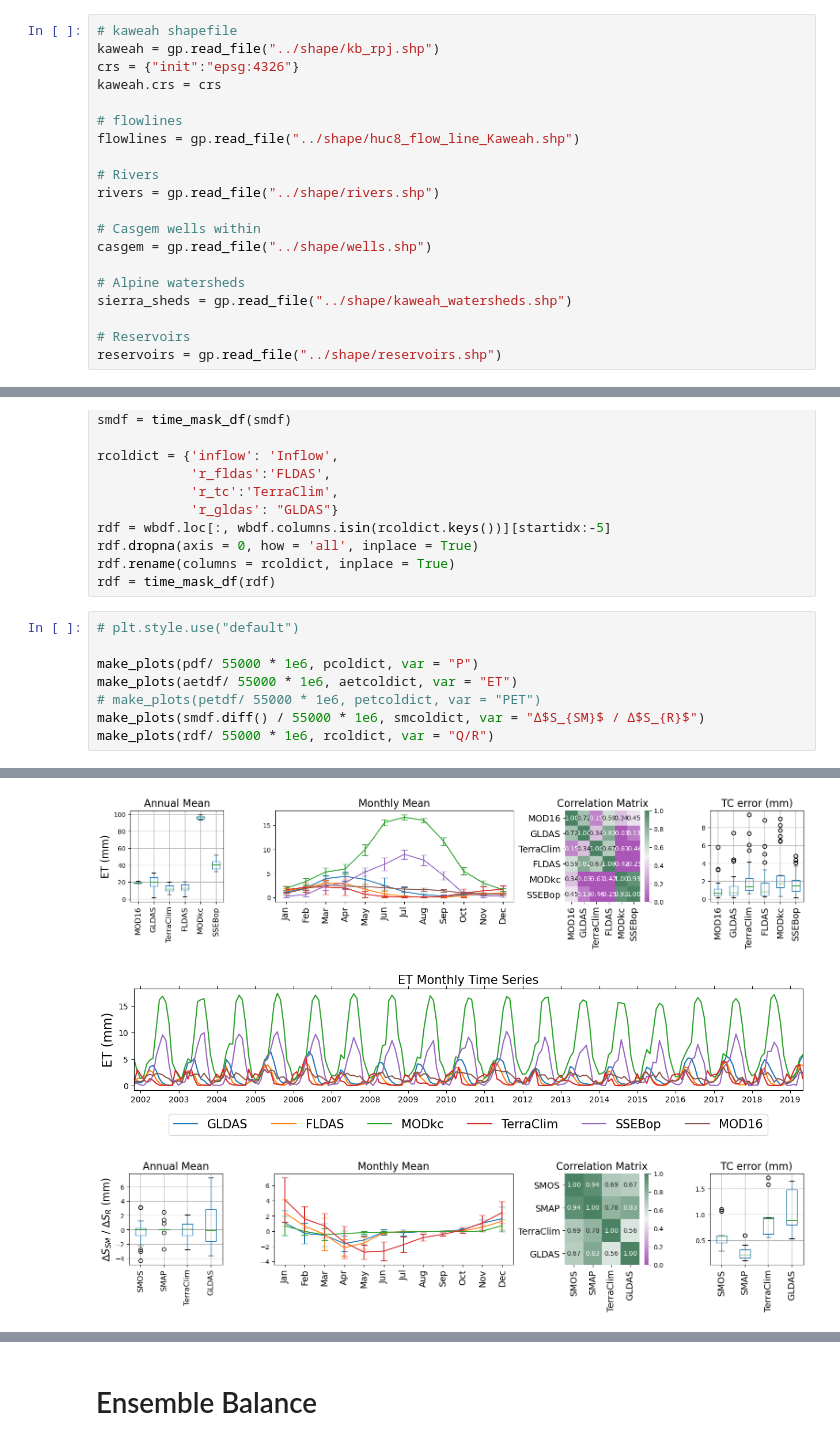
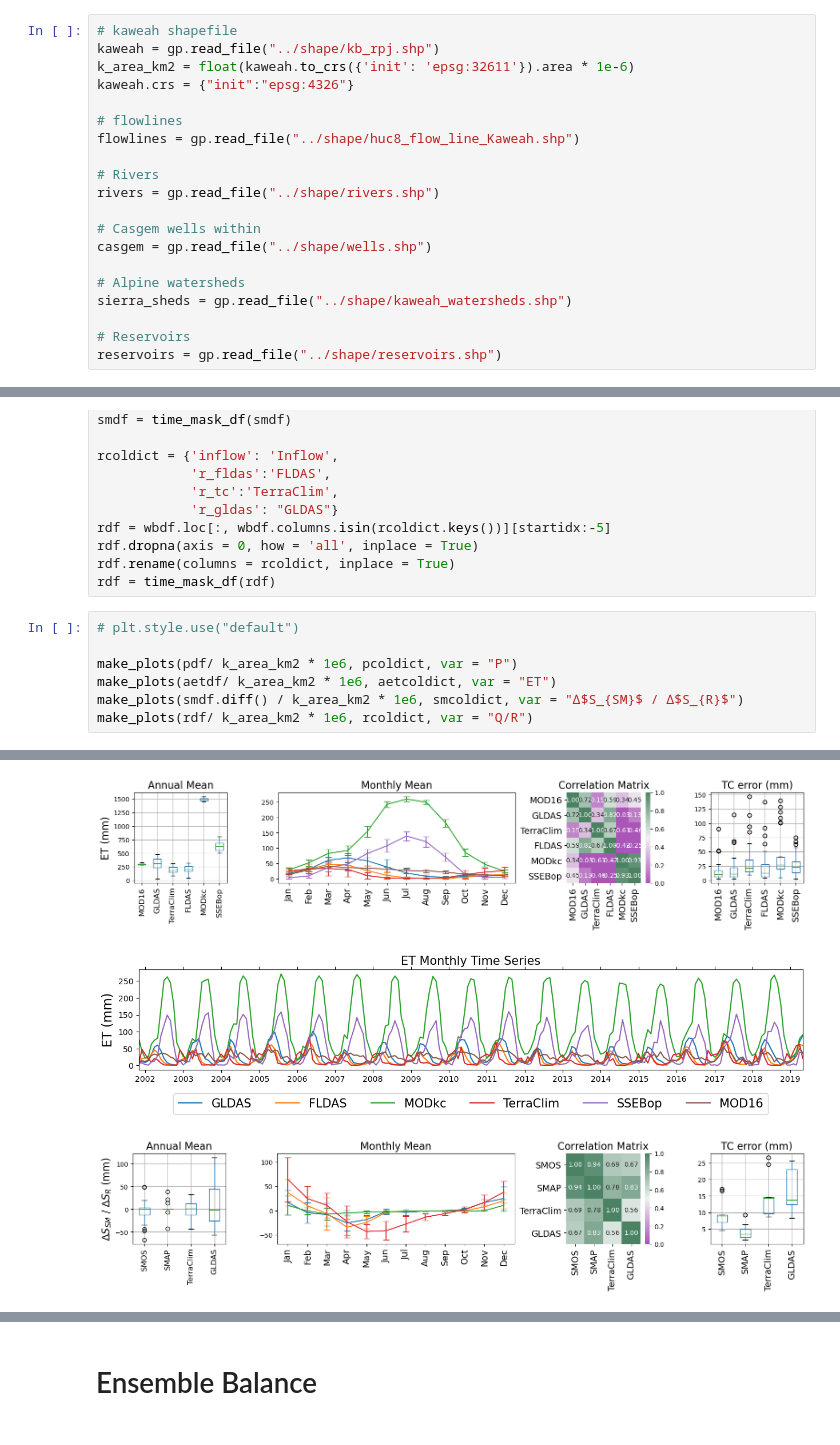
Before and after one commit to kashingtonDC/kaweah, a Jupyter notebook: code/05_Figures_kaweah.ipynb, the cells around one changed output, grey strips where cells are left out. Saved outputs shown, nothing was run; the diff lists cells and outputs as text.

```diff
--- a/code/05_Figures_kaweah.ipynb
+++ b/code/05_Figures_kaweah.ipynb
@@ -34,8 +34,8 @@ from collections import OrderedDict
 # %%
 # kaweah shapefile
 kaweah = gp.read_file("../shape/kb_rpj.shp")
-crs = {"init":"epsg:4326"}
-kaweah.crs = crs
+k_area_km2 = float(kaweah.to_crs({'init': 'epsg:32611'}).area * 1e-6)
+kaweah.crs = {"init":"epsg:4326"}
 
 # flowlines
 flowlines = gp.read_file("../shape/huc8_flow_line_Kaweah.shp")
@@ -679,9 +666,8 @@ rdf = time_mask_df(rdf)
 # %%
 # plt.style.use("default")
 
-make_plots(pdf/ 55000 * 1e6, pcoldict, var = "P")
-make_plots(aetdf/ 55000 * 1e6, aetcoldict, var = "ET")
-# make_plots(petdf/ 55000 * 1e6, petcoldict, var = "PET")
-make_plots(smdf.diff() / 55000 * 1e6, smcoldict, var = "∆$S_{SM}$ / ∆$S_{R}$")
-make_plots(rdf/ 55000 * 1e6, rcoldict, var = "Q/R")
+make_plots(pdf/ k_area_km2 * 1e6, pcoldict, var = "P")
+make_plots(aetdf/ k_area_km2 * 1e6, aetcoldict, var = "ET")
+make_plots(smdf.diff() / k_area_km2 * 1e6, smcoldict, var = "∆$S_{SM}$ / ∆$S_{R}$")
+make_plots(rdf/ k_area_km2 * 1e6, rcoldict, var = "Q/R")
 # %% [output]
@@ -690,3 +676,3 @@ make_plots(rdf/ 55000 * 1e6, rcoldict, var = "Q/R")
-[figure, old version]
+[figure, new version]
-[figure, old version]
+[figure, new version]
-[figure, old version]
+[figure, new version]
```
Also changed, not shown: parts of 45 cells of this notebook.
